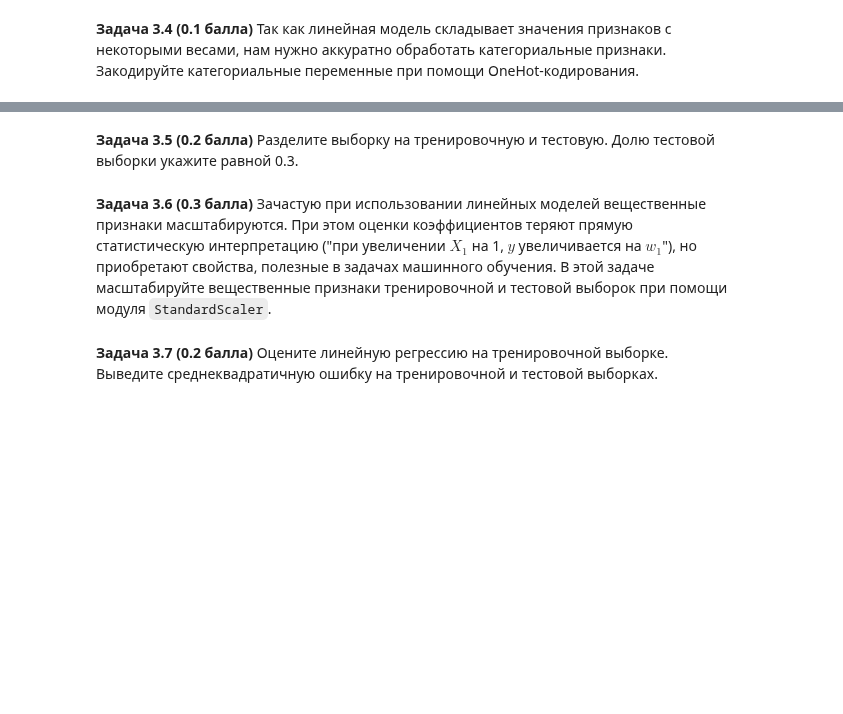
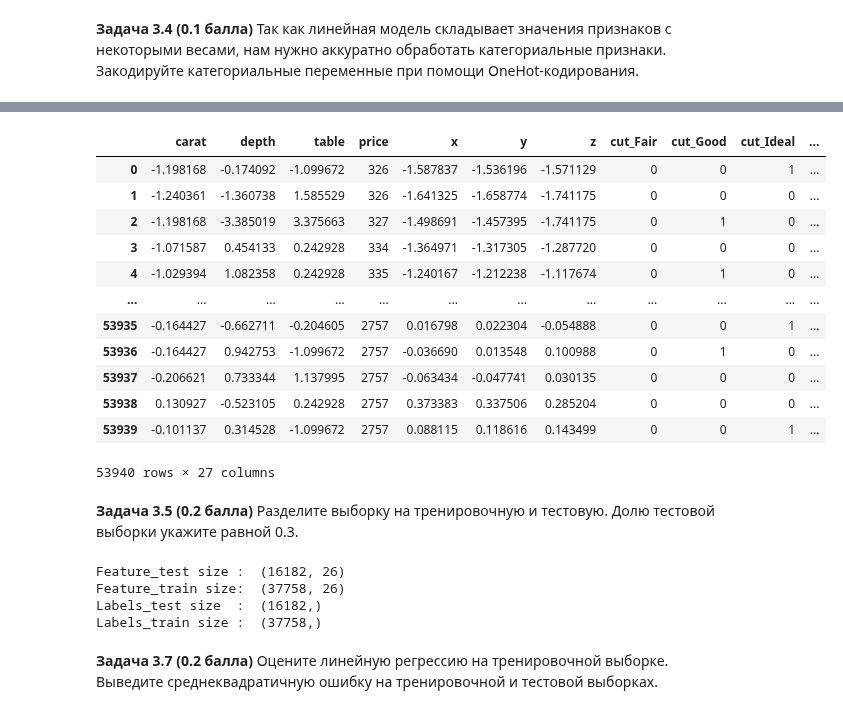
Before and after one commit to TyurinIvan/iad2021, a Jupyter notebook: hw4/hw04.ipynb, the cells around one changed output, grey strips where cells are left out. Drawn from its saved outputs; the diff is of its cells as text; code cells hidden in the pictures; blank space fills up the shorter version.

```diff
--- a/hw4/hw04.ipynb
+++ b/hw4/hw04.ipynb
@@ -354,2 +347,6 @@ data.head(5)
 # %% [markdown]
 **Задача 3.4 (0.1 балла)** Так как линейная модель складывает значения признаков с некоторыми весами, нам нужно аккуратно обработать категориальные признаки. Закодируйте категориальные переменные при помощи OneHot-кодирования.
+# %%
+float_type = [type_col for type_col in list(df) if df[type_col].dtypes == 'float']
+df = pd.get_dummies(df)
+df.dtypes
@@ -356,4 +375,26 @@ data.head(5)
+# %%
+fft = features[float_type]
+# %%
+from sklearn.preprocessing import StandardScaler
+scaler = StandardScaler().fit(fft)
+# %%
+df.reset_index(drop=True, inplace=True)
+df[list(fft)] = pd.DataFrame(scaler.transform(fft), columns=list(fft))
+del fft
+df
+# %% [output]
+|  | carat | depth | table | price | x | y | z | cut_Fair | cut_Good | cut_Ideal | ... |
+| 0 | -1.198168 | -0.174092 | -1.099672 | 326 | -1.587837 | -1.536196 | -1.571129 | 0 | 0 | 1 | ... |
+| 1 | -1.240361 | -1.360738 | 1.585529 | 326 | -1.641325 | -1.658774 | -1.741175 | 0 | 0 | 0 | ... |
+| 2 | -1.198168 | -3.385019 | 3.375663 | 327 | -1.498691 | -1.457395 | -1.741175 | 0 | 1 | 0 | ... |
+| 3 | -1.071587 | 0.454133 | 0.242928 | 334 | -1.364971 | -1.317305 | -1.287720 | 0 | 0 | 0 | ... |
+| 4 | -1.029394 | 1.082358 | 0.242928 | 335 | -1.240167 | -1.212238 | -1.117674 | 0 | 1 | 0 | ... |
+| ... | ... | ... | ... | ... | ... | ... | ... | ... | ... | ... | ... |
+| 53935 | -0.164427 | -0.662711 | -0.204605 | 2757 | 0.016798 | 0.022304 | -0.054888 | 0 | 0 | 1 | ... |
+| 53936 | -0.164427 | 0.942753 | -1.099672 | 2757 | -0.036690 | 0.013548 | 0.100988 | 0 | 1 | 0 | ... |
+| 53937 | -0.206621 | 0.733344 | 1.137995 | 2757 | -0.063434 | -0.047741 | 0.030135 | 0 | 0 | 0 | ... |
+| 53938 | 0.130927 | -0.523105 | 0.242928 | 2757 | 0.373383 | 0.337506 | 0.285204 | 0 | 0 | 0 | ... |
+| 53939 | -0.101137 | 0.314528 | -1.099672 | 2757 | 0.088115 | 0.118616 | 0.143499 | 0 | 0 | 1 | ... |
+53940 rows × 27 columns
 # %% [markdown]
 **Задача 3.5 (0.2 балла)** Разделите выборку на тренировочную и тестовую. Долю тестовой выборки укажите равной 0.3.
-# %% [markdown]
-**Задача 3.6 (0.3 балла)** Зачастую при использовании линейных моделей вещественные признаки масштабируются. При этом оценки коэффициентов теряют прямую статистическую интерпретацию ("при увеличении $X_1$ на 1, $y$ увеличивается на $w_1$"), но приобретают свойства, полезные в задачах машинного обучения. В этой задаче масштабируйте вещественные признаки тренировочной и тестовой выборок при помощи модуля `StandardScaler`.
@@ -360,2 +409,12 @@ data.head(5)
+# %%
+print('Feature_test size : ', features_test.shape)
+print('Feature_train size: ', features_train.shape)
+print('Labels_test size  : ', labels_test.shape)
+print('Labels_train size : ', labels_train.shape)
+# %% [output]
+Feature_test size :  (16182, 26)
+Feature_train size:  (37758, 26)
+Labels_test size  :  (16182,)
+Labels_train size :  (37758,)
 # %% [markdown]
 **Задача 3.7 (0.2 балла)** Оцените линейную регрессию на тренировочной выборке. Выведите среднеквадратичную ошибку на тренировочной и тестовой выборках.
```
Also changed, not shown: parts of 20 cells of this notebook.
